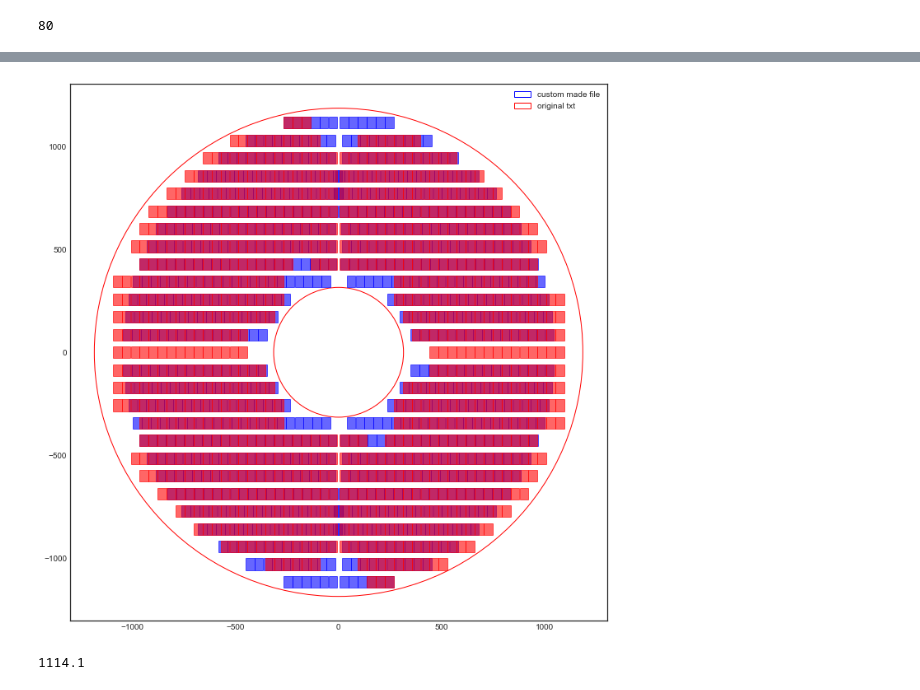
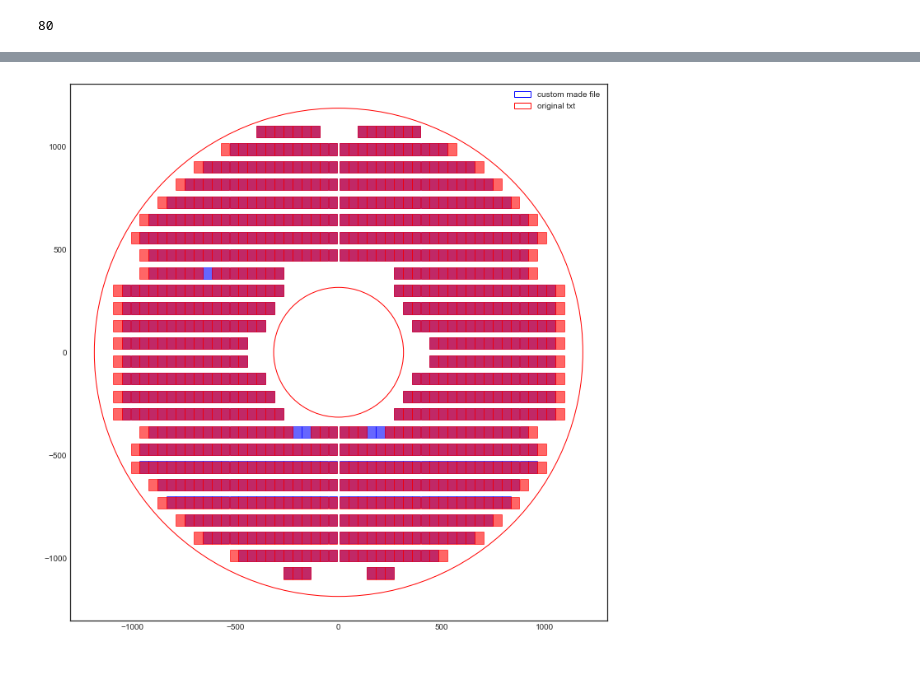
Before and after one commit to yashmehra028/ETL-Copy, a Jupyter notebook: new_task.ipynb, the cells around one changed output, grey strips where cells are left out. Cells and saved outputs as stored; diff of their text form; code cells hidden in the pictures.

```diff
--- a/new_task.ipynb
+++ b/new_task.ipynb
@@ -208,4 +205,5 @@ def make_txt(first_mod_center,mod_size_x=43.1,mod_size_y=56.5,mod_gap_x=0.5,mod_
         centers_all.append((-x,y))
     return centers_all
 
-centers = make_txt((-245.55,1114.100))
+centers = make_txt((-245.550,1114.100))
+centers
@@ -211,0 +269,23 @@ centers = make_txt((-245.55,1114.100))
+# %%
+df = pd.read_csv('data/Face 1.txt', sep='\t')
+
+coordinates_txt = list(zip(df['X'],df['Y']))
+coordinates_txt.sort(key=lambda x:[x[1],x[0]],reverse=True)
+centers.sort(key=lambda x:[x[1],x[0]],reverse=True)
+
+int_y = [i for i in sorted(list(set([i[1] for i in coordinates_txt])), reverse=True)]
+int_y2 = [i for i in sorted(list(set([i[1] for i in centers])), reverse=True)]
+
+output = []
+
+for i in range(len(int_y)):
+    coors_txt_filt = list(filter(lambda x:x[1]==int_y[i] and x[0]<0,coordinates_txt))
+    centers_filt = list(filter(lambda x:x[1]==int_y2[i] and x[0]<0,centers))
+    x_lhs = coors_txt_filt[-1][0]
+    x_rhs = coors_txt_filt[0][0]
+    centers_filt_2 = list(filter(lambda x:x[0] <= x_rhs and x[0] >= x_lhs,centers_filt))
+    centers_filt_2_p = [(-j[0],j[1]) for j in centers_filt_2]
+    output.append(centers_filt_2+centers_filt_2_p)
+
+output = [j for i in output for j in i]
+output.sort(key=lambda x:[x[1],x[0]],reverse=True)
@@ -212,30 +295,34 @@ centers = make_txt((-245.55,1114.100))
 # %%
 plt.rcParams['figure.figsize'] = [12, 12]
 
 inner = plt.Circle((0, 0), 315,fill=None, edgecolor='r')
 outer = plt.Circle((0, 0), 1185,fill=None, edgecolor='r')
 
 plt.gca().add_patch(inner)
 plt.gca().add_patch(outer)
 
 
-for x1,y1 in centers:
+for x1,y1 in output:
     m = Module(height=43.1,width=56.5,x=x1,y=y1)
     plt.gca().add_patch(m.getPolygon2())
 
-df = pd.read_csv('data/Face 2.txt',sep='\t')
+# for x1,y1 in centers:
+#     m = Module(height=43.1,width=56.5,x=x1,y=y1)
+#     plt.gca().add_patch(m.getPolygon2(color='green'))
+
+df = pd.read_csv('data/Face 1.txt',sep='\t')
 df = df.loc[df['Module '] != 754]
 for x1,y1 in zip(df['X'],df['Y']):
     x1,y1 = float(x1),float(y1)
     m = Module(height=43.1,width=56.5,x=x1,y=y1)
     plt.gca().add_patch(m.getPolygon2(color='red'))
 
 
 plt.legend(['custom made file', 'original txt'])
 plt.gca().get_legend().legendHandles[0].set_color('blue')
 
 plt.axis('scaled')
-plt.savefig('./miscallaneous plots/overlap_custom_back')
+# plt.savefig('./miscallaneous plots/overlap_custom_back')
 plt.show()
 # %% [output]
-[figure, old version]
+[figure, new version]
@@ -245,4 +328,0 @@ df = df.loc[df['Module '] != 754]
-# %%
-max(df['Y'].apply(lambda x:float(x)))
-# %% [output]
-1114.1
```
Also changed, not shown: parts of 7 cells of this notebook.
